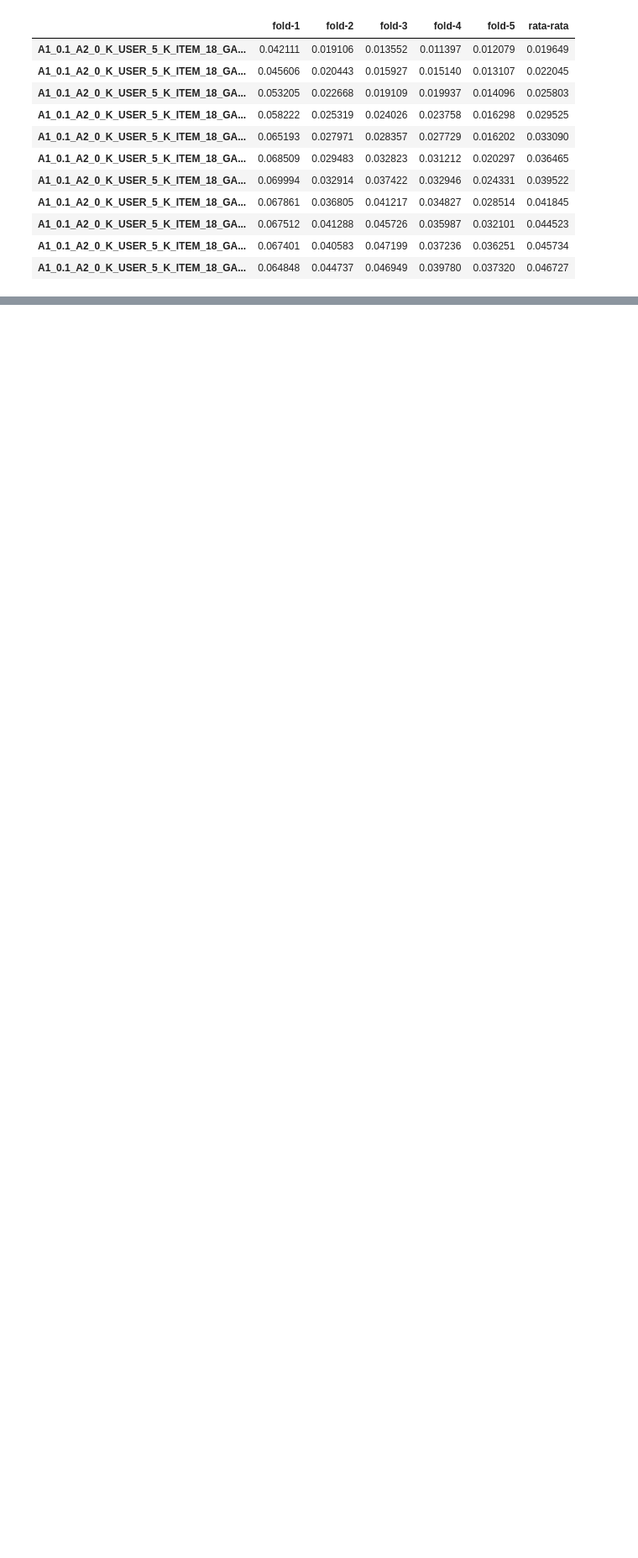
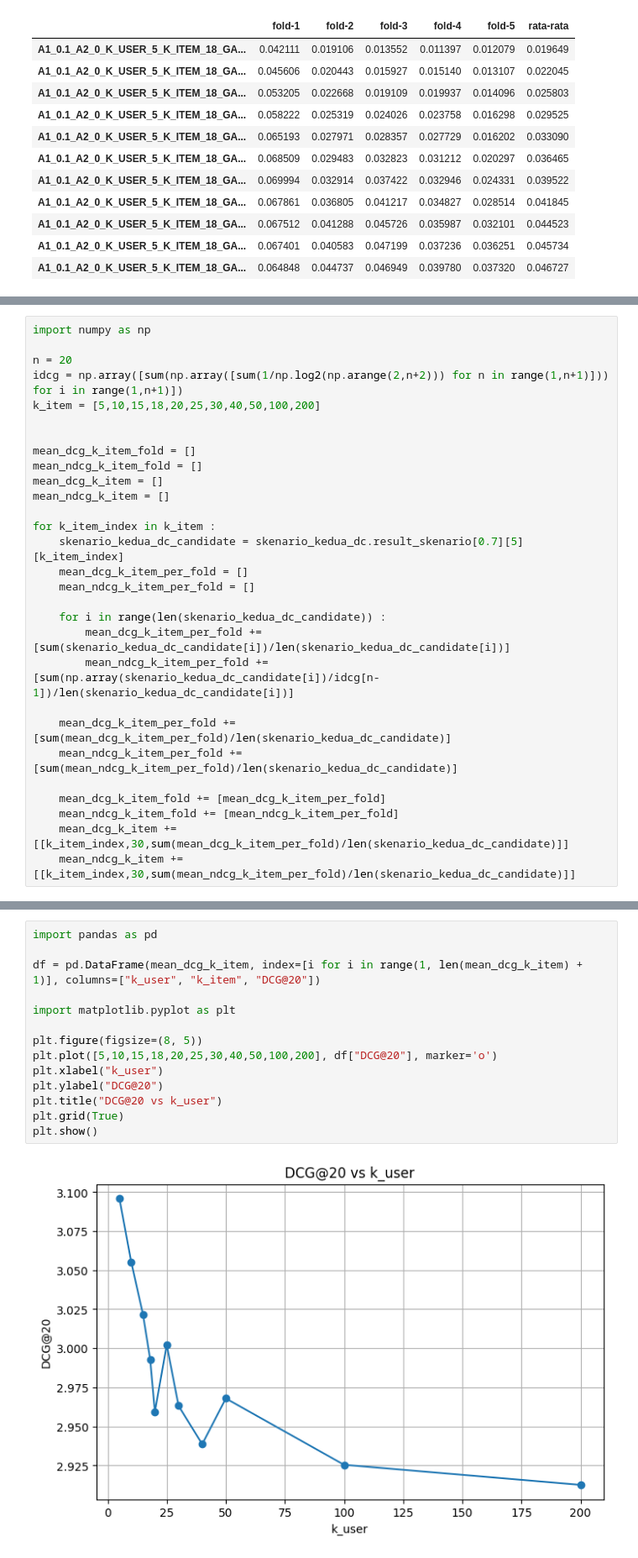
Before and after one commit to DimasDliyaurR/Hybrid-Collaborative-Filtering-HCF, a Jupyter notebook: main.ipynb, the cells around one changed output, grey strips where cells are left out. Shown at 84% size. Cells and saved outputs as stored; diff of their text form; blank space fills up the shorter version.

```diff
--- a/main.ipynb
+++ b/main.ipynb
@@ -913,0 +1470,29 @@ plt.show()
+# %%
+import numpy as np
+
+n = 20
+idcg = np.array([sum(np.array([sum(1/np.log2(np.arange(2,n+2))) for n in range(1,n+1)])) for i in range(1,n+1)])
+k_item = [5,10,15,18,20,25,30,40,50,100,200]
+
+
+mean_dcg_k_item_fold = []
+mean_ndcg_k_item_fold = []
+mean_dcg_k_item = []
+mean_ndcg_k_item = []
+
+for k_item_index in k_item :
+    skenario_kedua_dc_candidate = skenario_kedua_dc.result_skenario[0.7][5][k_item_index]
+    mean_dcg_k_item_per_fold = []
+    mean_ndcg_k_item_per_fold = []
+
+    for i in range(len(skenario_kedua_dc_candidate)) :
+        mean_dcg_k_item_per_fold += [sum(skenario_kedua_dc_candidate[i])/len(skenario_kedua_dc_candidate[i])]
+        mean_ndcg_k_item_per_fold += [sum(np.array(skenario_kedua_dc_candidate[i])/idcg[n-1])/len(skenario_kedua_dc_candidate[i])]
+
+    mean_dcg_k_item_per_fold += [sum(mean_dcg_k_item_per_fold)/len(skenario_kedua_dc_candidate)]
+    mean_ndcg_k_item_per_fold += [sum(mean_ndcg_k_item_per_fold)/len(skenario_kedua_dc_candidate)]
+
+    mean_dcg_k_item_fold += [mean_dcg_k_item_per_fold]
+    mean_ndcg_k_item_fold += [mean_ndcg_k_item_per_fold]
+    mean_dcg_k_item += [[k_item_index,30,sum(mean_dcg_k_item_per_fold)/len(skenario_kedua_dc_candidate)]]
+    mean_ndcg_k_item += [[k_item_index,30,sum(mean_ndcg_k_item_per_fold)/len(skenario_kedua_dc_candidate)]]
@@ -913,0 +1543,16 @@ plt.show()
+# %%
+import pandas as pd
+
+df = pd.DataFrame(mean_dcg_k_item, index=[i for i in range(1, len(mean_dcg_k_item) + 1)], columns=["k_user", "k_item", "DCG@20"])
+
+import matplotlib.pyplot as plt
+
+plt.figure(figsize=(8, 5))
+plt.plot([5,10,15,18,20,25,30,40,50,100,200], df["DCG@20"], marker='o')
+plt.xlabel("k_user")
+plt.ylabel("DCG@20")
+plt.title("DCG@20 vs k_user")
+plt.grid(True)
+plt.show()
+# %% [output]
+[figure, added]
```
Also changed, not shown: parts of 97 cells of this notebook, 6 other files.
